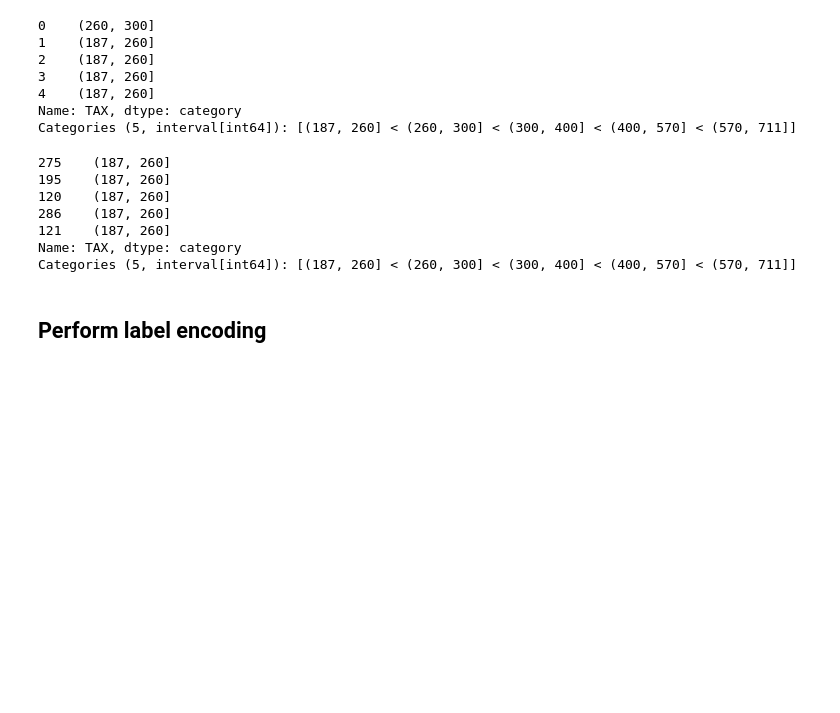
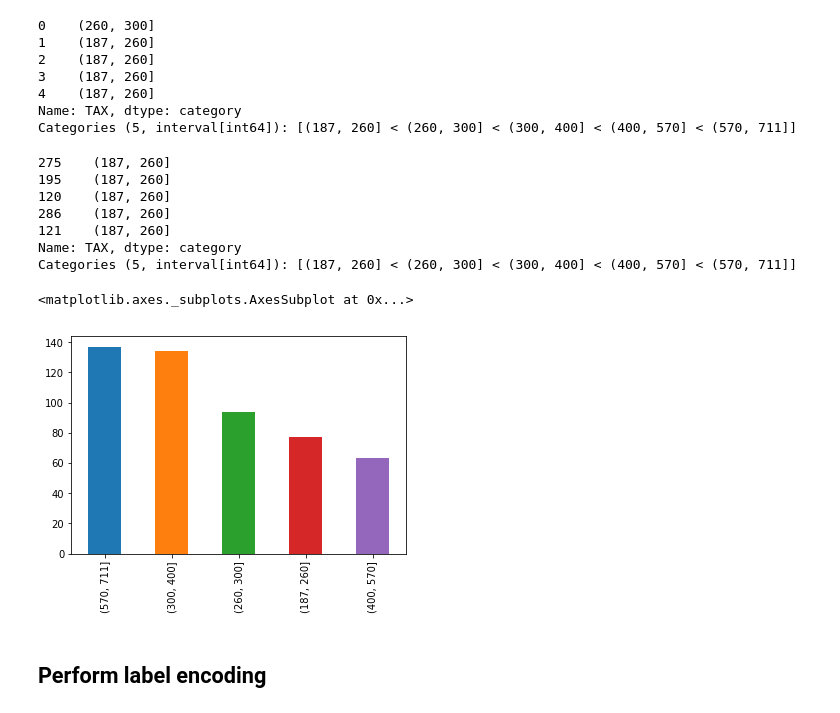
Before and after one commit to Laura-ShummonMaass/dsc-1-11-05-dealing-with-categorical-variables-lab-seattle-ds-career-040119, a Jupyter notebook: index.ipynb, the cells around one changed output. Cells and saved outputs as stored; diff of their text form; code cells hidden in the pictures; blank space fills up the shorter version.

```diff
--- a/index.ipynb
+++ b/index.ipynb
@@ -257,6 +257,14 @@ bins_tax.head()
 121    (187, 260]
 Name: TAX, dtype: category
 Categories (5, interval[int64]): [(187, 260] < (260, 300] < (300, 400] < (400, 570] < (570, 711]]
+# %%
+tax_bin_values = bins_tax.value_counts()
+tax_bin_values
+tax_bin_values.plot(kind='bar')
+#bins_rad.value_counts().plot(kind='bar')
+# %% [output]
+<matplotlib.axes._subplots.AxesSubplot at 0x...>
+[figure, added]
 # %% [markdown]
 ## Perform label encoding
 # %%
```
